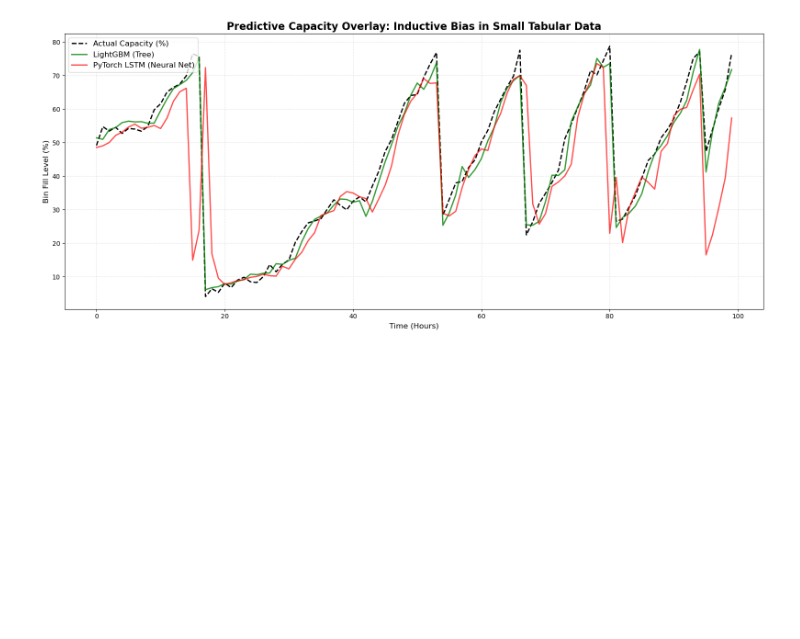
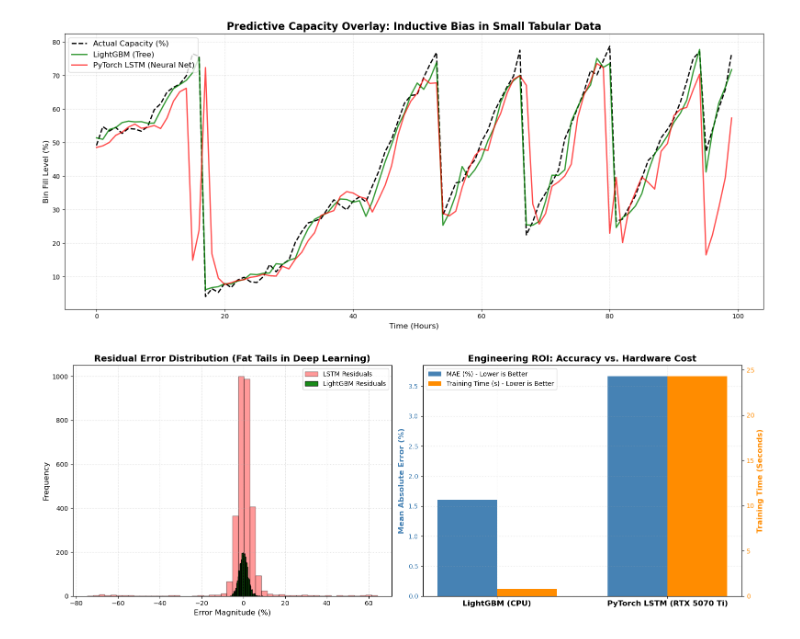
Before and after one commit to AntonTian/IOT-Model-Training, a Jupyter notebook: comparative_analysis.ipynb, the cells around one changed output. Drawn from its saved outputs; the diff is of its cells as text; code cells hidden in the pictures; blank space fills up the shorter version.

Commit message:
feat: residual error distribution and engineering roi for report

```diff
--- a/comparative_analysis.ipynb
+++ b/comparative_analysis.ipynb
@@ -120,3 +120,48 @@ plt.tight_layout()
 plt.show()
 # %% [output]
 [figure]
+# %%
+lgbm_residuals = actuals_aligned - lgbm_aligned
+lstm_residuals = actuals_aligned - lstm_preds
+
+# 2. Set up a 1x2 side-by-side figure
+fig, (ax1, ax2) = plt.subplots(1, 2, figsize=(16, 6))
+
+ax1.hist(lstm_residuals, bins=50, alpha=0.4, color='red', label='LSTM Residuals', edgecolor='black')
+ax1.hist(lgbm_residuals, bins=50, alpha=0.9, color='green', label='LightGBM Residuals', edgecolor='black')
+
+ax1.set_title('Residual Error Distribution (Fat Tails in Deep Learning)', fontsize=14, fontweight='bold')
+ax1.set_xlabel('Error Magnitude (%)', fontsize=12)
+ax1.set_ylabel('Frequency', fontsize=12)
+ax1.legend(loc='upper right')
+ax1.grid(True, linestyle=':', alpha=0.6)
+
+models = ['LightGBM (CPU)', 'PyTorch LSTM (RTX 5070 Ti)']
+mae_scores = [1.6079, 3.6643]
+train_times = [0.8, 24.3]
+
+x = np.arange(len(models))
+width = 0.35
+
+bar1 = ax2.bar(x - width/2, mae_scores, width, label='MAE (%) - Lower is Better', color='steelblue')
+ax2.set_ylabel('Mean Absolute Error (%)', color='steelblue', fontsize=12, fontweight='bold')
+ax2.tick_params(axis='y', labelcolor='steelblue')
+ax2.set_xticks(x)
+ax2.set_xticklabels(models, fontsize=12, fontweight='bold')
+
+ax3 = ax2.twinx()
+bar2 = ax3.bar(x + width/2, train_times, width, label='Training Time (s) - Lower is Better', color='darkorange')
+ax3.set_ylabel('Training Time (Seconds)', color='darkorange', fontsize=12, fontweight='bold')
+ax3.tick_params(axis='y', labelcolor='darkorange')
+
+lines_labels = [ax.get_legend_handles_labels() for ax in [ax2, ax3]]
+lines, labels = [sum(lol, []) for lol in zip(*lines_labels)]
+ax2.legend(lines, labels, loc='upper left')
+
+ax2.set_title('Engineering ROI: Accuracy vs. Hardware Cost', fontsize=14, fontweight='bold')
+ax2.grid(True, linestyle=':', alpha=0.4)
+
+plt.tight_layout()
+plt.show()
+# %% [output]
+[figure, added]
```
Also changed, not shown: 1 other file.
